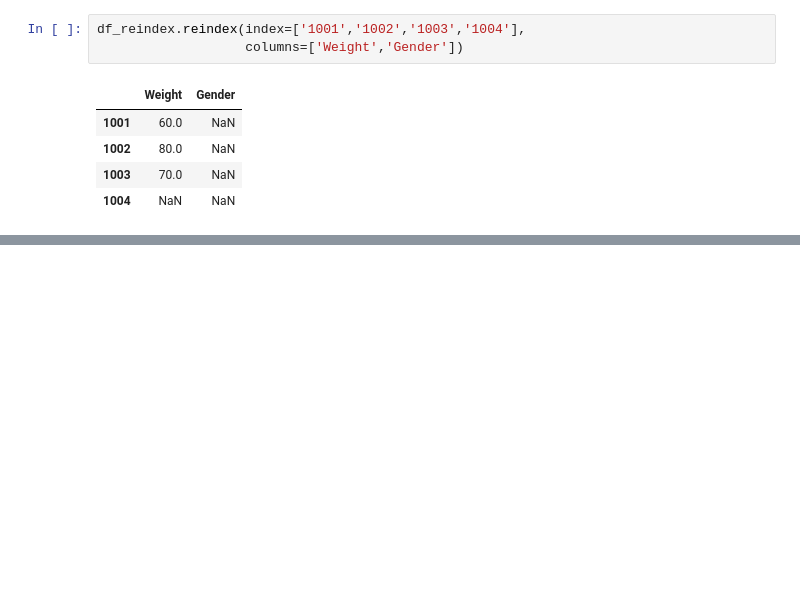
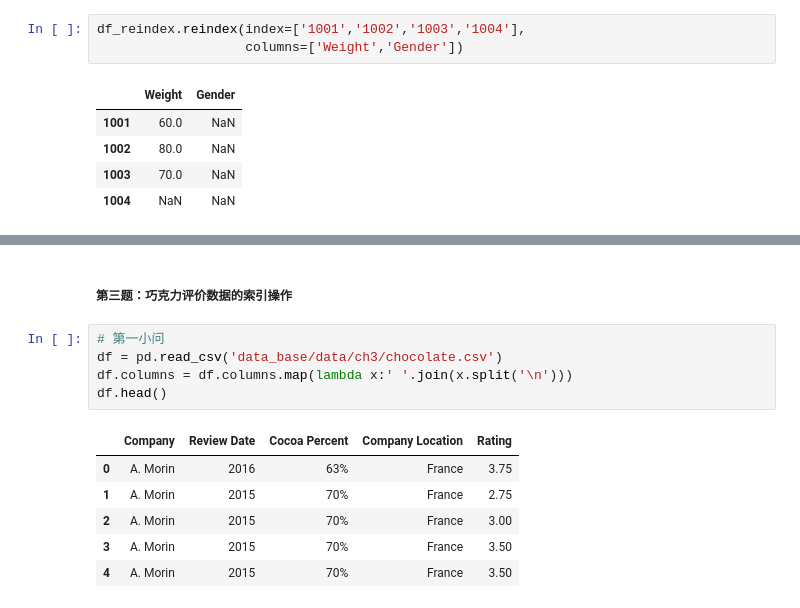
Before and after one commit to jefferyhe2025/python_learning, a Jupyter notebook: pandas/pandas_index.ipynb, the cells around one changed output, grey strips where cells are left out. Drawn from its saved outputs; the diff is of its cells as text; blank space fills up the shorter version.

```diff
--- a/pandas/pandas_index.ipynb
+++ b/pandas/pandas_index.ipynb
@@ -656,0 +784,14 @@ df_reindex.reindex(index=['1001','1002','1003','1004'],
+# %% [markdown]
+##### 第三题：巧克力评价数据的索引操作
+# %%
+# 第一小问
+df = pd.read_csv('data_base/data/ch3/chocolate.csv')
+df.columns = df.columns.map(lambda x:' '.join(x.split('\n')))
+df.head()
+# %% [output]
+|  | Company | Review Date | Cocoa Percent | Company Location | Rating |
+| 0 | A. Morin | 2016 | 63% | France | 3.75 |
+| 1 | A. Morin | 2015 | 70% | France | 2.75 |
+| 2 | A. Morin | 2015 | 70% | France | 3.00 |
+| 3 | A. Morin | 2015 | 70% | France | 3.50 |
+| 4 | A. Morin | 2015 | 70% | France | 3.50 |
```
Also changed, not shown: parts of 9 cells of this notebook.
